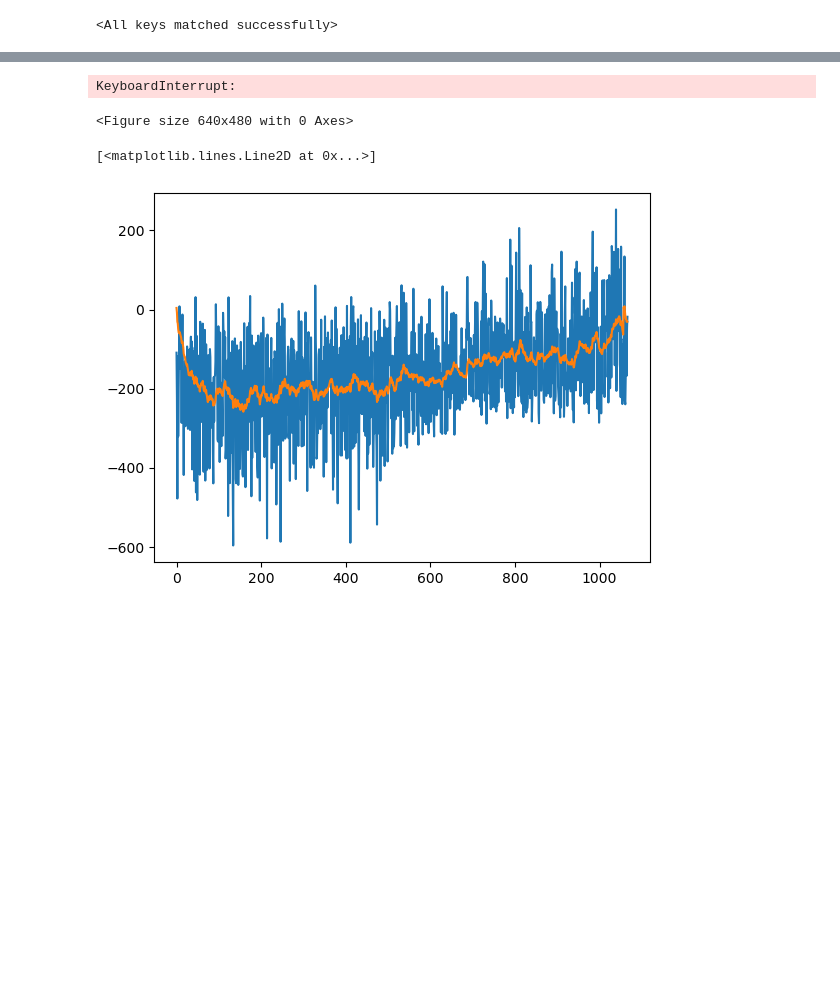
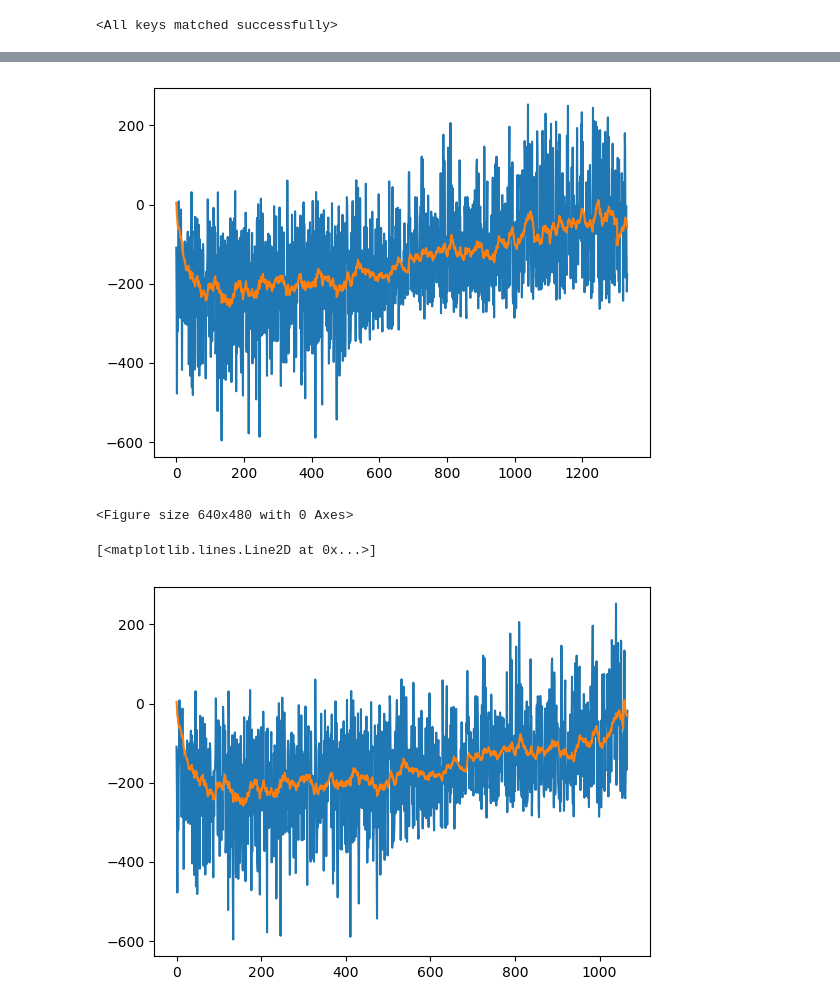
Before and after one commit to ninadkale98/Q-Actor-Critic-, a Jupyter notebook: LunarLander/LunarLander_QAC_final_attemp.ipynb, the cells around one changed output, grey strips where cells are left out. Drawn from its saved outputs; the diff is of its cells as text; code cells hidden in the pictures; blank space fills up the shorter version.

Commit message:
lunar

```diff
--- a/LunarLander/LunarLander_QAC_final_attemp.ipynb
+++ b/LunarLander/LunarLander_QAC_final_attemp.ipynb
@@ -68,6 +68,29 @@ class Critic_net(nn.Module):
         x = F.relu(self.hidden(x))
         Q_val = self.out(x)
         return Q_val
+# %%
+def save_everythin():
+    PATH = "LunarLander_Actor_QAC.pth"
+    torch.save(Actor.state_dict(), PATH)
+
+    weights = Actor.state_dict()
+    with open('LunarLander_Actor_QAC.pkl', 'wb') as f:
+        pickle.dump(weights, f)
+
+
+    PATH = "LunarLander_Critic_QAC.pth"
+    torch.save(Critic.state_dict(), PATH)
+
+    weights = Critic.state_dict()
+    with open('LunarLander_Critic_QAC.pkl', 'wb') as f:
+        pickle.dump(weights, f)
+
+
+    with open('LunarLander_reward_epi_QAC.pkl', 'wb') as f:
+        pickle.dump(reward_epi, f)
+
+    with open('LunarLander_avg_reward_QAC.pkl', 'wb') as f:
+        pickle.dump(avg_reward, f)
 # %%
 Actor = Actor_net().to(device)
 Critic = Critic_net().to(device)
@@ -99,7 +125,7 @@ gamma = 0.99
 # %%
 #reward_epi = []
 #avg_reward = []
-running_reward = 10
+running_reward = -100
 for cnt in count():
     obs, info = env.reset()
     terminated, truncated = False, False
@@ -129,35 +155,41 @@ for cnt in count():
         Critic_loss = torch.square(expected - Qsa)
 
         Critic_optim.zero_grad()
         Critic_loss.backward()
         Critic_optim.step()
 
         Actor_optim.zero_grad()
         Actor_loss.backward()
         Actor_optim.step()
 
 
 
         obs = obs_next
         ep_reward += reward
 
         if truncated or terminated:
             reward_epi.append(ep_reward)
             break
 
     running_reward = 0.05 * ep_reward + (1-0.05) * running_reward
     avg_reward.append(running_reward)
 
     if (cnt+1)% 10 == 0:
         plt.plot(reward_epi)
         plt.plot(avg_reward)
         plt.pause(0.001)
 
         display.display(plt.gcf())
         display.clear_output(wait=True)
+
+    if (cnt+1)%100 == 0:
+        save_everythin()
+
+    if running_reward > 150:
+        break
 # %% [output]
+[figure, added]
-KeyboardInterrupt:
+<Figure size 640x480 with 0 Axes>
-<Figure size 640x480 with 0 Axes>
 # %%
 plt.plot(reward_epi, label = 'rew/epi')
 plt.plot(avg_reward, label = 'avg_rew')
```
Also changed, not shown: parts of 2 cells of this notebook, 6 other files.
